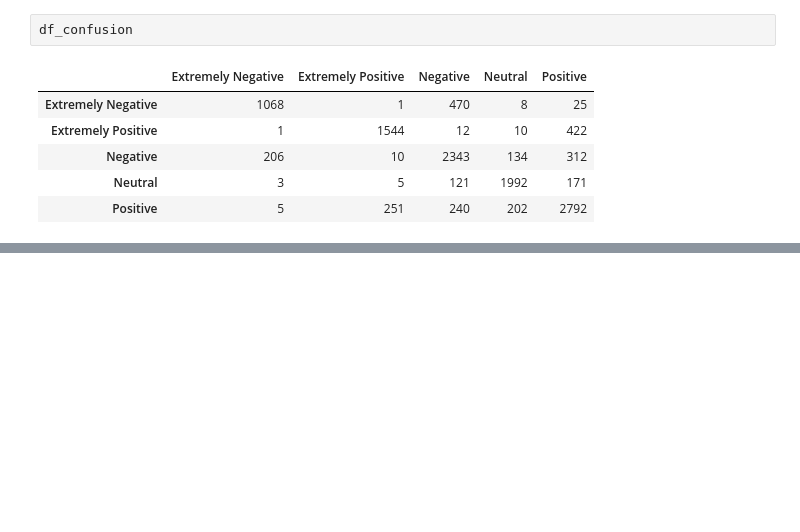
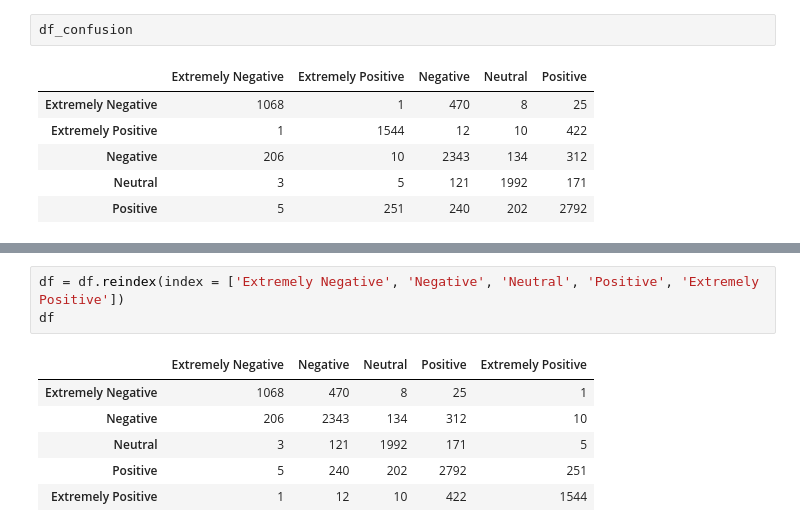
Before and after one commit to TokyoProgramming/Corona_NLP, a Jupyter notebook: Corona_NLP.ipynb, the cells around one changed output, grey strips where cells are left out. Drawn from its saved outputs; the diff is of its cells as text; blank space fills up the shorter version.

```diff
--- a/Corona_NLP.ipynb
+++ b/Corona_NLP.ipynb
@@ -392,0 +402,10 @@ df_confusion
+# %%
+df = df.reindex(index = ['Extremely Negative', 'Negative', 'Neutral', 'Positive', 'Extremely Positive'])
+df
+# %% [output]
+|  | Extremely Negative | Negative | Neutral | Positive | Extremely Positive |
+| Extremely Negative | 1068 | 470 | 8 | 25 | 1 |
+| Negative | 206 | 2343 | 134 | 312 | 10 |
+| Neutral | 3 | 121 | 1992 | 171 | 5 |
+| Positive | 5 | 240 | 202 | 2792 | 251 |
+| Extremely Positive | 1 | 12 | 10 | 422 | 1544 |
```
Also changed, not shown: parts of 1 cell of this notebook.
